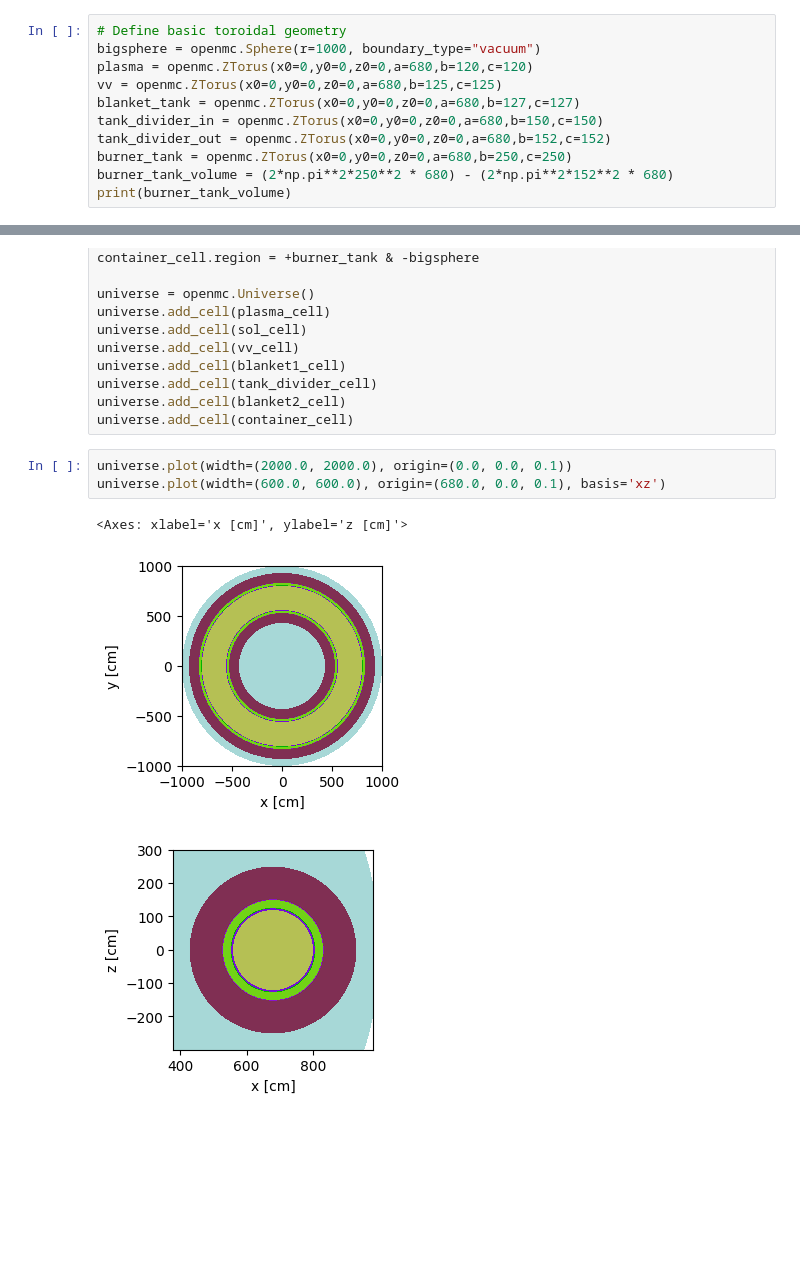
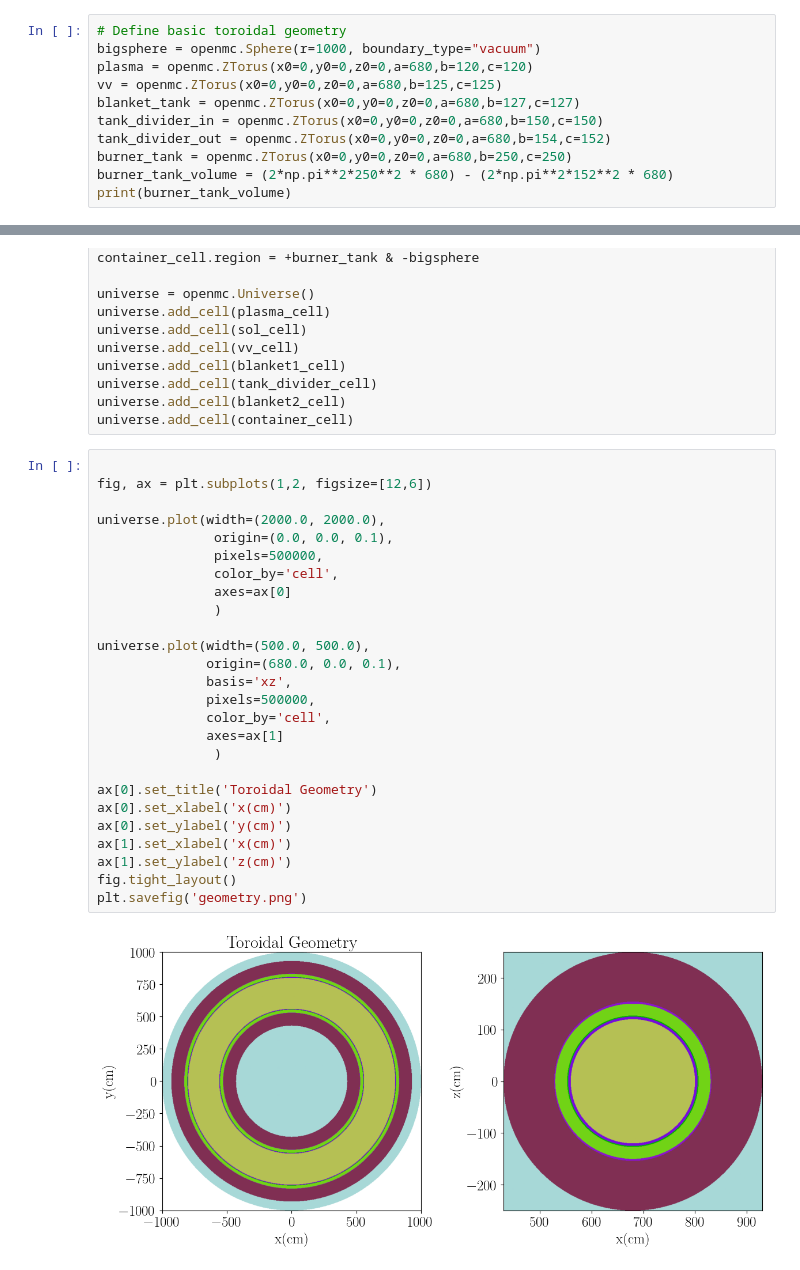
Before and after one commit to j-fletcher/barc_blanket, a Jupyter notebook: barc_blanket/models/plot_geometry.ipynb, the cells around one changed output, grey strips where cells are left out. Saved outputs shown, nothing was run; the diff lists cells and outputs as text; blank space fills up the shorter version.

Commit message:
Updated plotting scripts.

```diff
--- a/barc_blanket/models/plot_geometry.ipynb
+++ b/barc_blanket/models/plot_geometry.ipynb
@@ -57,7 +62,7 @@ plasma = openmc.ZTorus(x0=0,y0=0,z0=0,a=680,b=120,c=120)
 vv = openmc.ZTorus(x0=0,y0=0,z0=0,a=680,b=125,c=125)
 blanket_tank = openmc.ZTorus(x0=0,y0=0,z0=0,a=680,b=127,c=127)
 tank_divider_in = openmc.ZTorus(x0=0,y0=0,z0=0,a=680,b=150,c=150)
-tank_divider_out = openmc.ZTorus(x0=0,y0=0,z0=0,a=680,b=152,c=152)
+tank_divider_out = openmc.ZTorus(x0=0,y0=0,z0=0,a=680,b=154,c=152)
 burner_tank = openmc.ZTorus(x0=0,y0=0,z0=0,a=680,b=250,c=250)
 burner_tank_volume = (2*np.pi**2*250**2 * 680) - (2*np.pi**2*152**2 * 680)
 print(burner_tank_volume)
@@ -99,9 +104,30 @@ universe.add_cell(tank_divider_cell)
 universe.add_cell(blanket2_cell)
 universe.add_cell(container_cell)
 # %%
-universe.plot(width=(2000.0, 2000.0), origin=(0.0, 0.0, 0.1))
-universe.plot(width=(600.0, 600.0), origin=(680.0, 0.0, 0.1), basis='xz')
+
+fig, ax = plt.subplots(1,2, figsize=[12,6])
+
+universe.plot(width=(2000.0, 2000.0),
+               origin=(0.0, 0.0, 0.1),
+               pixels=500000,
+               color_by='cell',
+               axes=ax[0]
+               )
+
+universe.plot(width=(500.0, 500.0),
+              origin=(680.0, 0.0, 0.1),
+              basis='xz',
+              pixels=500000,
+              color_by='cell',
+              axes=ax[1]
+               )
+
+ax[0].set_title('Toroidal Geometry')
+ax[0].set_xlabel('x(cm)')
+ax[0].set_ylabel('y(cm)')
+ax[1].set_xlabel('x(cm)')
+ax[1].set_ylabel('z(cm)')
+fig.tight_layout()
+plt.savefig('geometry.png')
 # %% [output]
-<Axes: xlabel='x [cm]', ylabel='z [cm]'>
-[figure, old version]
+[figure, new version]
-[figure, removed]
```
Also changed, not shown: parts of 2 cells of this notebook, 1 other file.
